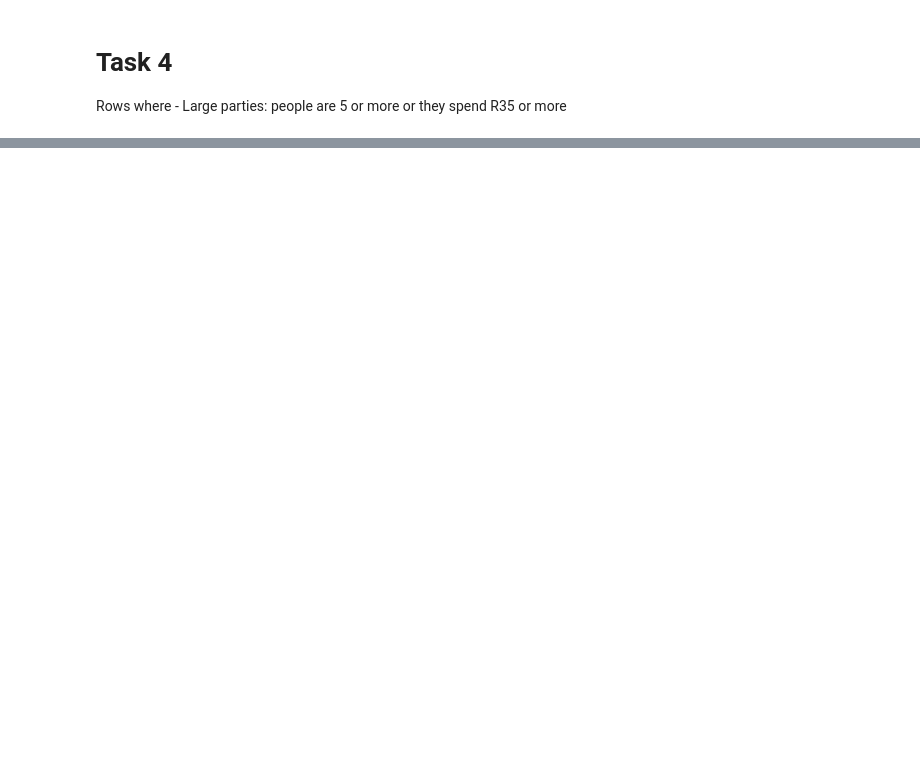
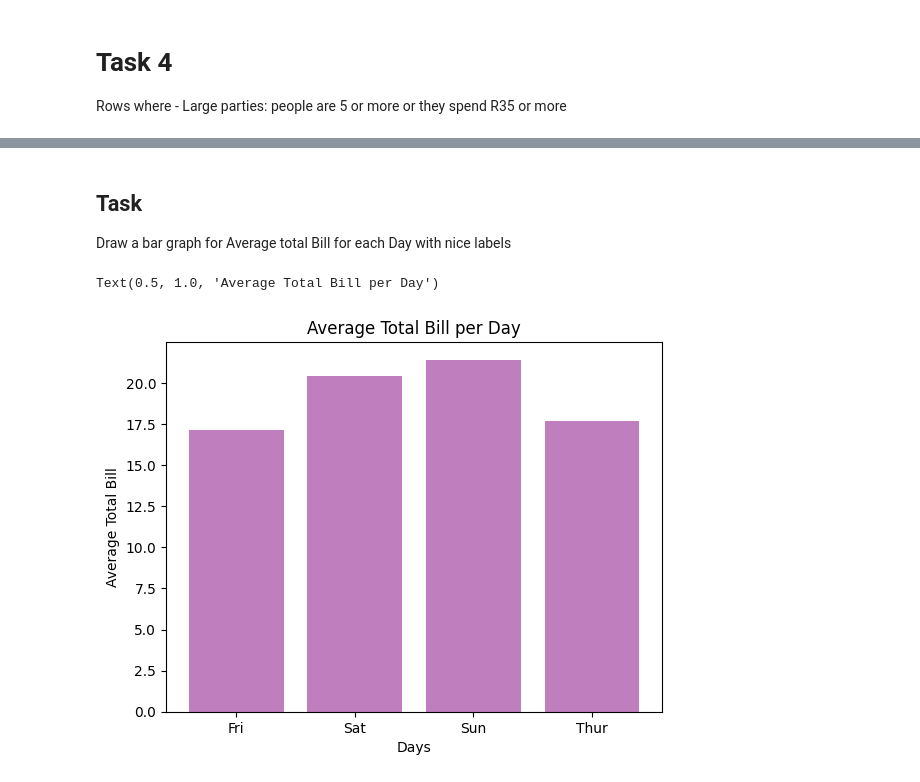
Before and after one commit to Diyali21/Python-and-Markdown-Fundamentals-2025, a Jupyter notebook: Day_21/02_pandas.ipynb, the cells around one changed output, grey strips where cells are left out. Cells and saved outputs as stored; diff of their text form; code cells hidden in the pictures; blank space fills up the shorter version.

```diff
--- a/Day_21/02_pandas.ipynb
+++ b/Day_21/02_pandas.ipynb
@@ -215,0 +471,15 @@ tips_df[(tips_df['size'] >= 5) | (tips_df['total_bill'] >= 35)]
+# %% [markdown]
+## Task
+
+Draw a bar graph for Average total Bill for each Day with nice labels
+# %%
+y_axis = tips_df.groupby("day")["total_bill"].mean()
+x_axis = y_axis.index
+
+plt.bar(x_axis, y_axis, color = 'purple', alpha=0.5)
+plt.xlabel('Days')
+plt.ylabel('Average Total Bill')
+plt.title('Average Total Bill per Day')
+# %% [output]
+Text(0.5, 1.0, 'Average Total Bill per Day')
+[figure, added]
```
Also changed, not shown: parts of 45 cells of this notebook, 1 other file.
